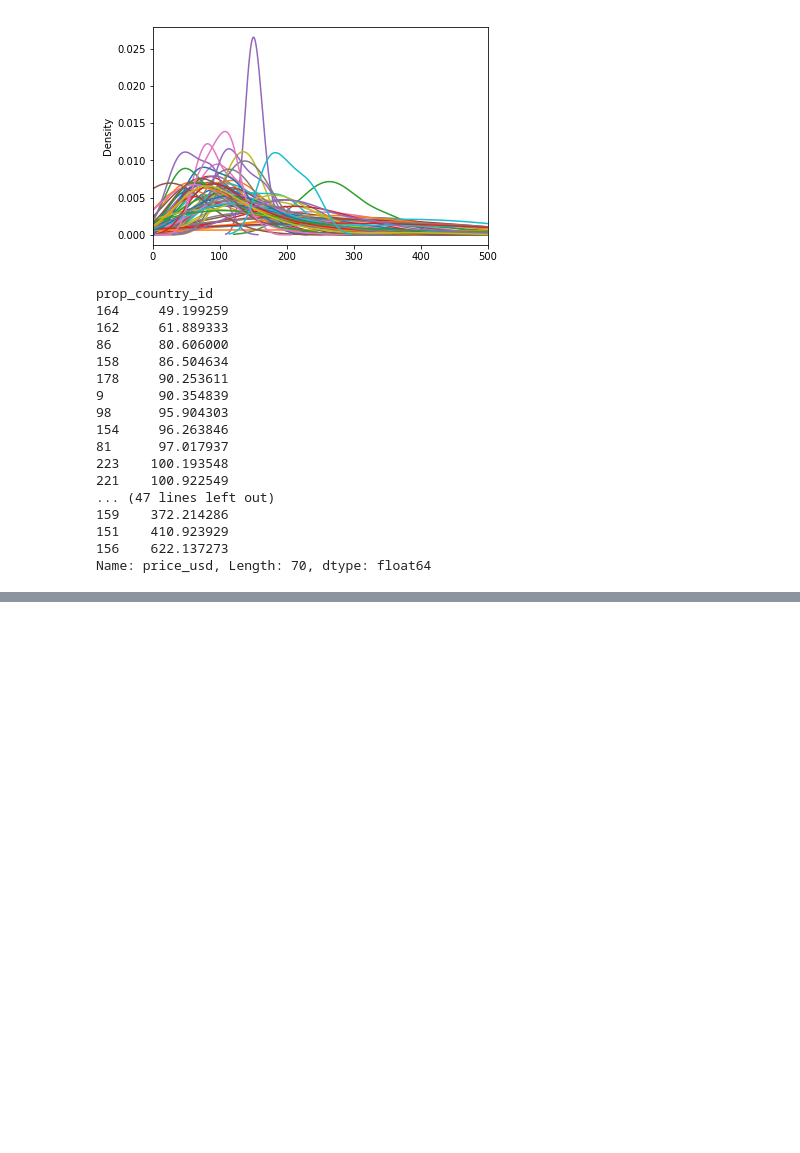
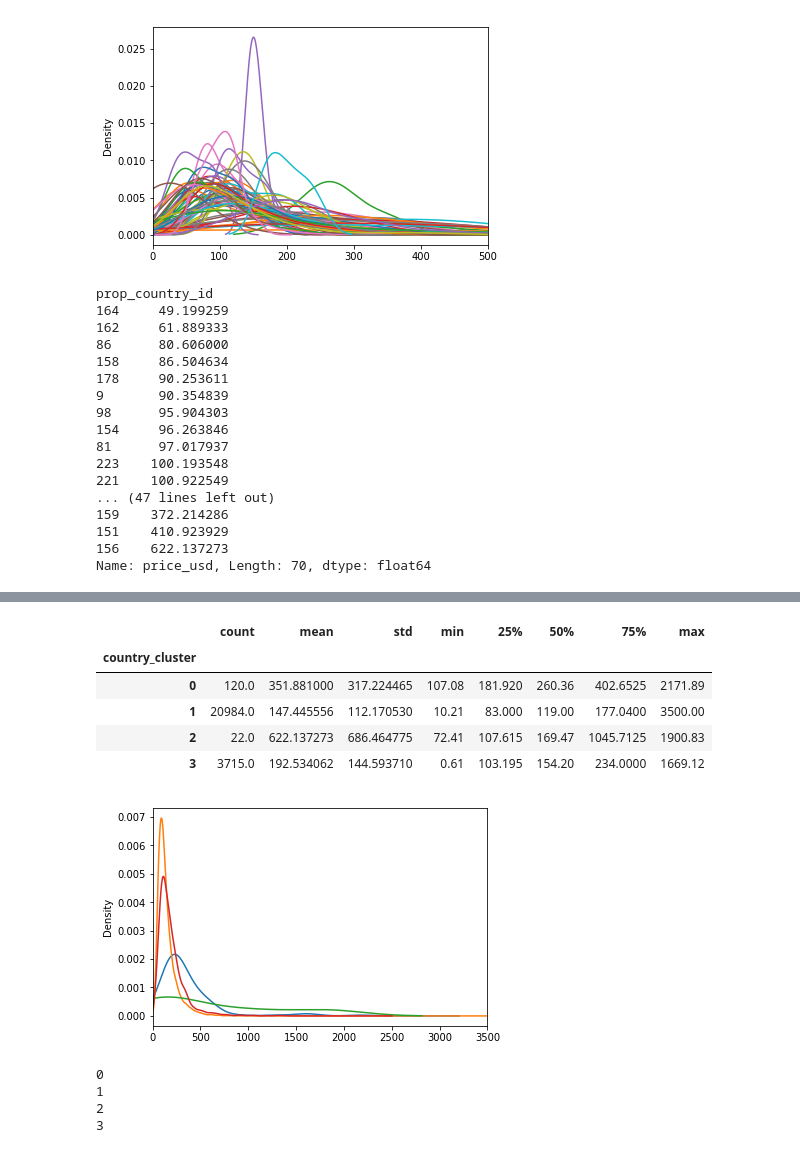
Before and after one commit to MaicoTimmerman/uva_data_mining_techniques, a Jupyter notebook: assignment2/data/exploration.ipynb, the cells around one changed output, grey strips where cells are left out. Cells and saved outputs as stored; diff of their text form; code cells hidden in the pictures; blank space fills up the shorter version.

```diff
--- a/assignment2/data/exploration.ipynb
+++ b/assignment2/data/exploration.ipynb
@@ -503,0 +486,32 @@ ax = scatter_data.plot(kind='scatter', x='mean', y='std', c='country_cluster', c
+# %%
+k = 4
+
+mat = df.groupby("prop_country_id").price_usd.describe()[['mean','std']].values
+# Using sklearn
+km = cluster.KMeans(n_clusters=k)
+km.fit(mat)
+# Get cluster assignment labels
+labels = km.labels_
+# Format results as a DataFrame
+results = pd.DataFrame([df.groupby("prop_country_id").price_usd.describe()[['mean','std']].index,labels]).T
+
+df["country_cluster"] = results.set_index(0).loc[df.prop_country_id].values
+
+df.groupby("country_cluster").price_usd.plot.kde(xlim=(0,3500))
+df.groupby("country_cluster").price_usd.describe()
+# %% [output]
+|  | count | mean | std | min | 25% | 50% | 75% | max |
+| country_cluster |  |  |  |  |  |  |  |  |
+| 0 | 120.0 | 351.881000 | 317.224465 | 107.08 | 181.920 | 260.36 | 402.6525 | 2171.89 |
+| 1 | 20984.0 | 147.445556 | 112.170530 | 10.21 | 83.000 | 119.00 | 177.0400 | 3500.00 |
+| 2 | 22.0 | 622.137273 | 686.464775 | 72.41 | 107.615 | 169.47 | 1045.7125 | 1900.83 |
+| 3 | 3715.0 | 192.534062 | 144.593710 | 0.61 | 103.195 | 154.20 | 234.0000 | 1669.12 |
+[figure, added]
+# %%
+for i in range (df["country_cluster"].max() + 1):
+    print(i)
+# %% [output]
+0
+1
+2
+3
```
Also changed, not shown: parts of 22 cells of this notebook, 2 other files.
